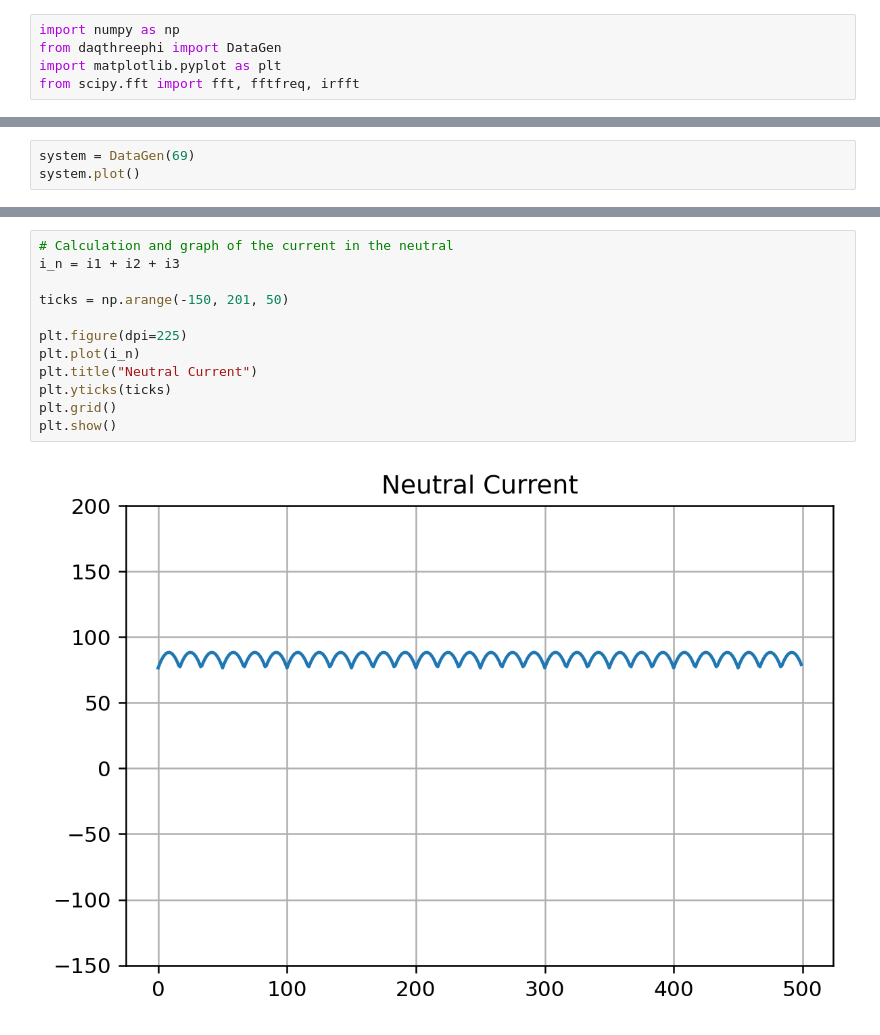
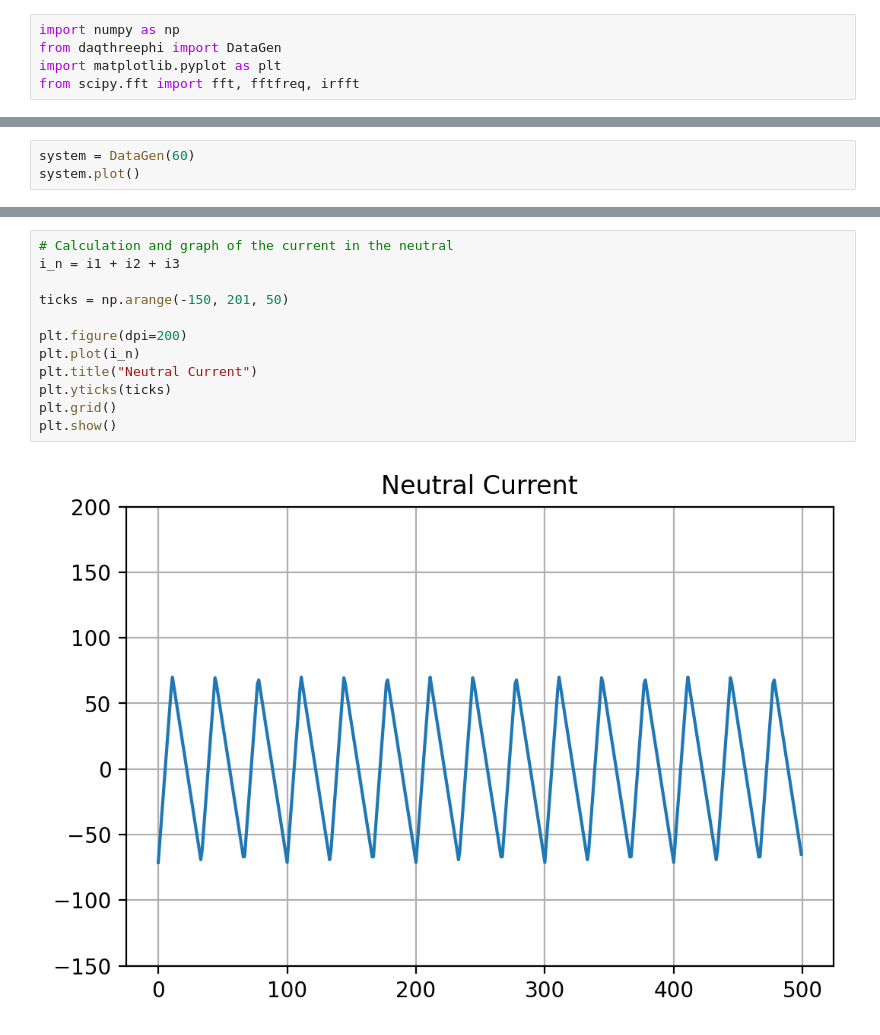
Before and after one commit to DnelZpt/line_analyzer, a Jupyter notebook: final_project.ipynb, the cells around one changed output, grey strips where cells are left out. Cells and saved outputs as stored; diff of their text form.

```diff
--- a/final_project.ipynb
+++ b/final_project.ipynb
@@ -66,4 +89,4 @@ def getCoeffs(ft):
 # %%
-system = DataGen(69)
+system = DataGen(60)
 system.plot()
 # %% [output]
@@ -91,17 +114,17 @@ i3_rms = round(rmsValue(i3), 4)
 # %%
 # Calculation and graph of the current in the neutral
 i_n = i1 + i2 + i3
 
 ticks = np.arange(-150, 201, 50)
 
-plt.figure(dpi=225)
+plt.figure(dpi=200)
 plt.plot(i_n)
 plt.title("Neutral Current")
 plt.yticks(ticks)
 plt.grid()
 plt.show()
 # %% [output]
-[figure, old version]
+[figure, new version]
 # %%
 # Calculate the power of the system
 
```
Also changed, not shown: parts of 11 cells of this notebook, 1 other file.
